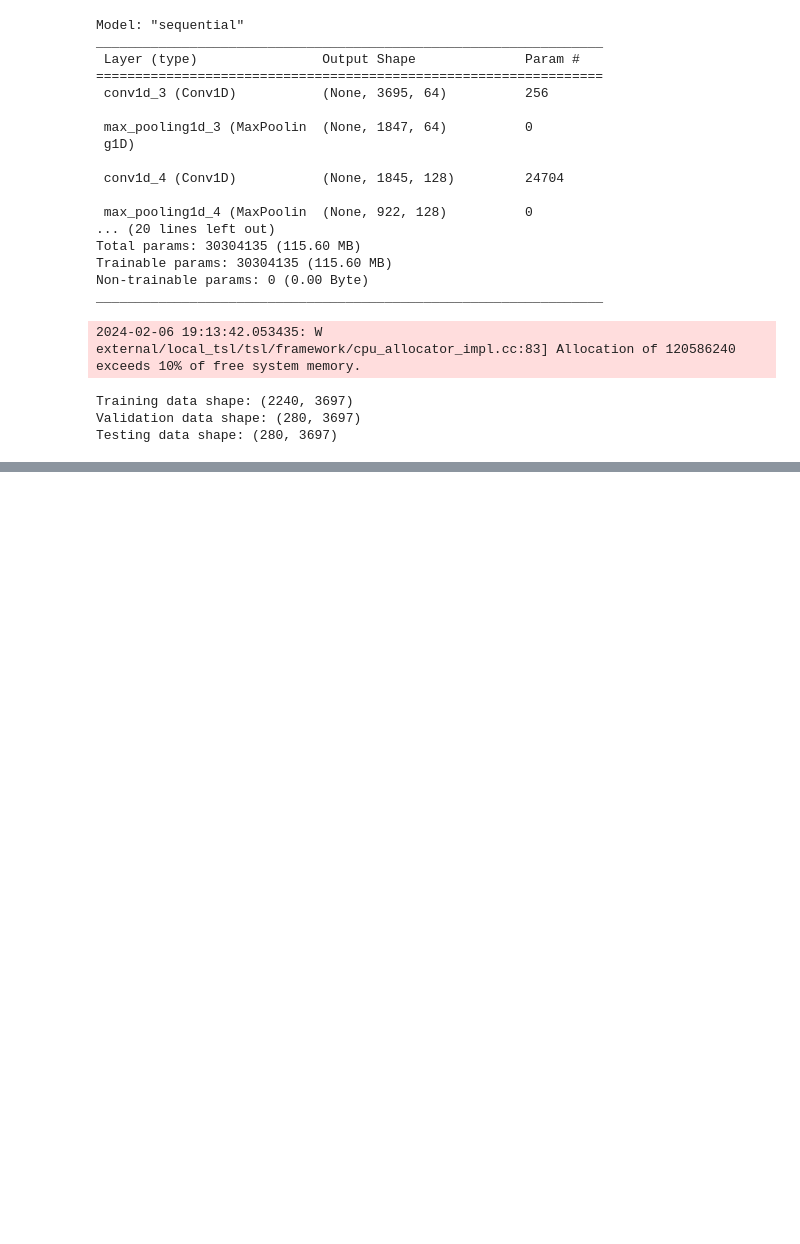
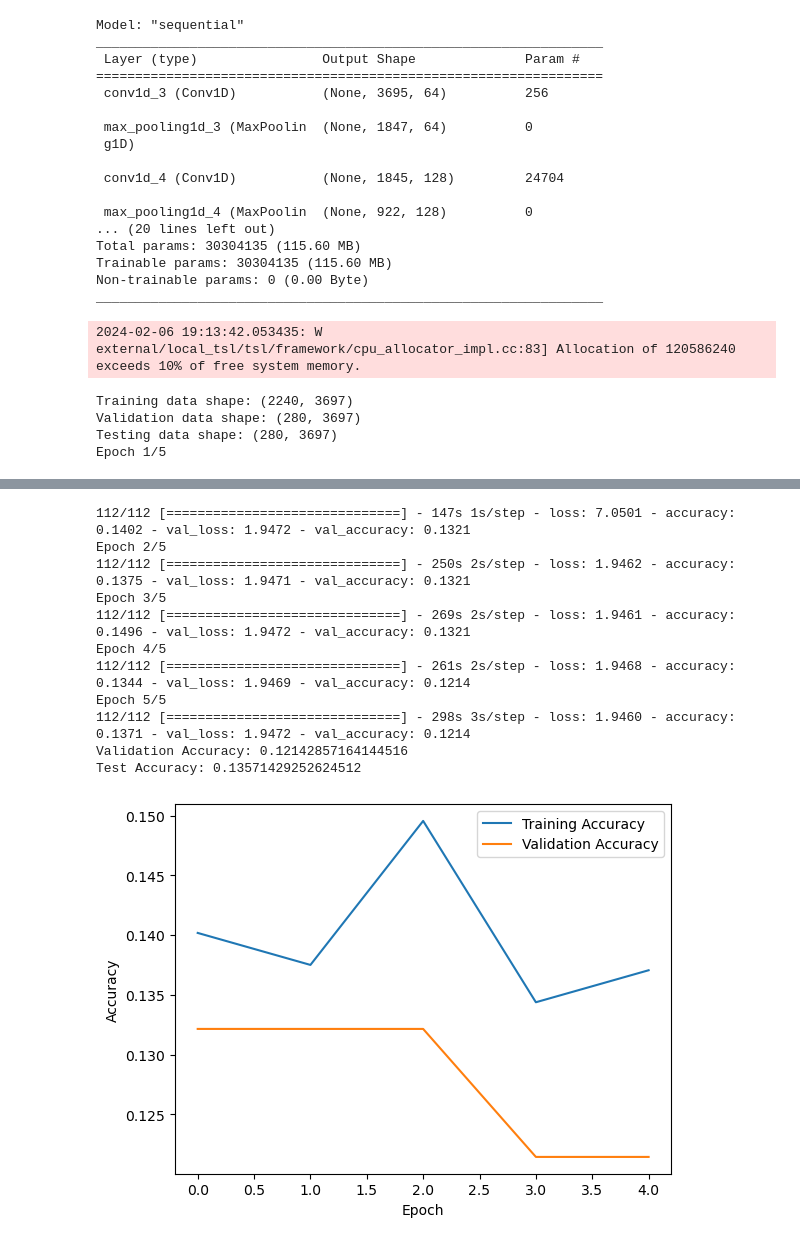
Before and after one commit to nyaberimauti/Speech-Recognition-Project, a Jupyter notebook: index_(1).ipynb, the cells around one changed output, grey strips where cells are left out. Saved outputs shown, nothing was run; the diff lists cells and outputs as text; code cells hidden in the pictures; blank space fills up the shorter version.

Commit message:
baseline model

```diff
--- a/index_(1).ipynb
+++ b/index_(1).ipynb
@@ -415,6 +424,21 @@ Trainable params: 30304135 (115.60 MB)
 Non-trainable params: 0 (0.00 Byte)
 _________________________________________________________________
 2024-02-06 19:13:42.053435: W external/local_tsl/tsl/framework/cpu_allocator_impl.cc:83] Allocation of 120586240 exceeds 10% of free system memory.
+# %%
+from sklearn.preprocessing import LabelEncoder
+#encode emotion labels
+label_encoder = LabelEncoder()
+emotion_df_wav['Label'] = label_encoder.fit_transform(emotion_df_wav['Emotion'])
+
+#get the indices corresponding to the splits
+train_indices = np.arange(len(train_data))
+validation_indices = np.arange(len(train_data), len(train_data) + len(validation_data))
+test_indices = np.arange(len(train_data) + len(validation_data), len(train_data) + len(validation_data) + len(test_data))
+
+#extract labels for each split using the indices
+train_labels = emotion_df_wav.loc[train_indices, 'Label'].values
+validation_labels = emotion_df_wav.loc[validation_indices, 'Label'].values
+test_labels = emotion_df_wav.loc[test_indices, 'Label'].values
 # %%
 from sklearn.model_selection import train_test_split
 
@@ -427,13 +451,9 @@ print("Training data shape:", train_data.shape)
 print("Validation data shape:", validation_data.shape)
 print("Testing data shape:", test_data.shape)
 
-# Assuming you have corresponding labels for the data, you should split the labels in the same way
-# Here's a hypothetical example of how you would split the labels accordingly
-train_labels, test_temp_labels = train_test_split(labels_array, test_size=0.2, random_state=42)
-validation_labels, test_labels = train_test_split(test_temp_labels, test_size=0.5, random_state=42)
 
 # Train the model
-history = model.fit(train_data, train_labels, epochs=num_epochs, batch_size=batch_size, validation_data=(validation_data, validation_labels))
+history = model.fit(train_data, train_labels, epochs=5, batch_size=20, validation_data=(validation_data, validation_labels))
 
 # Evaluate the model on the validation set
 val_loss, val_accuracy = model.evaluate(validation_data, validation_labels, verbose=0)
@@ -444,17 +464,8 @@ test_loss, test_accuracy = model.evaluate(test_data, test_labels, verbose=0)
 # Print the validation and test accuracy
 print("Validation Accuracy:", val_accuracy)
 print("Test Accuracy:", test_accuracy)
-
-# Plot training history (optional)
-import matplotlib.pyplot as plt
-
-plt.plot(history.history['accuracy'], label='Training Accuracy')
-plt.plot(history.history['val_accuracy'], label='Validation Accuracy')
-plt.xlabel('Epoch')
-plt.ylabel('Accuracy')
-plt.legend()
-plt.show()
 # %% [output]
 Training data shape: (2240, 3697)
 Validation data shape: (280, 3697)
 Testing data shape: (280, 3697)
+Epoch 1/5
@@ -461,0 +474,12 @@ NameError: name 'labels_array' is not defined
+112/112 [==============================] - 147s 1s/step - loss: 7.0501 - accuracy: 0.1402 - val_loss: 1.9472 - val_accuracy: 0.1321
+Epoch 2/5
+112/112 [==============================] - 250s 2s/step - loss: 1.9462 - accuracy: 0.1375 - val_loss: 1.9471 - val_accuracy: 0.1321
+Epoch 3/5
+112/112 [==============================] - 269s 2s/step - loss: 1.9461 - accuracy: 0.1496 - val_loss: 1.9472 - val_accuracy: 0.1321
+Epoch 4/5
+112/112 [==============================] - 261s 2s/step - loss: 1.9468 - accuracy: 0.1344 - val_loss: 1.9469 - val_accuracy: 0.1214
+Epoch 5/5
+112/112 [==============================] - 298s 3s/step - loss: 1.9460 - accuracy: 0.1371 - val_loss: 1.9472 - val_accuracy: 0.1214
+Validation Accuracy: 0.12142857164144516
+Test Accuracy: 0.13571429252624512
+[figure, added]
```
Also changed, not shown: parts of 3 cells of this notebook.
